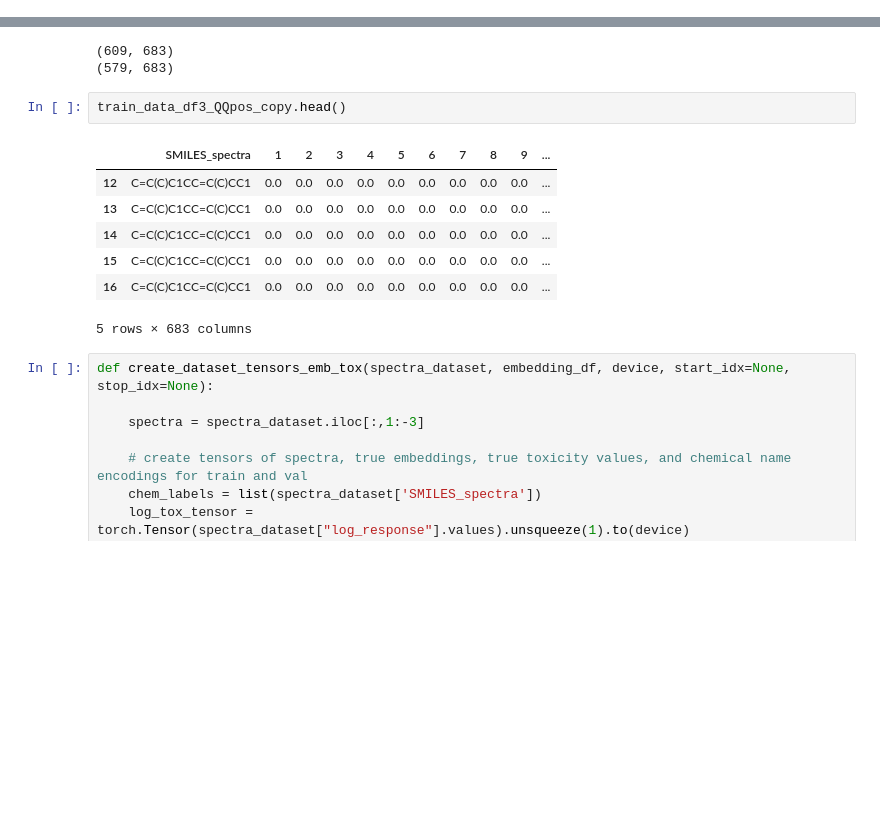
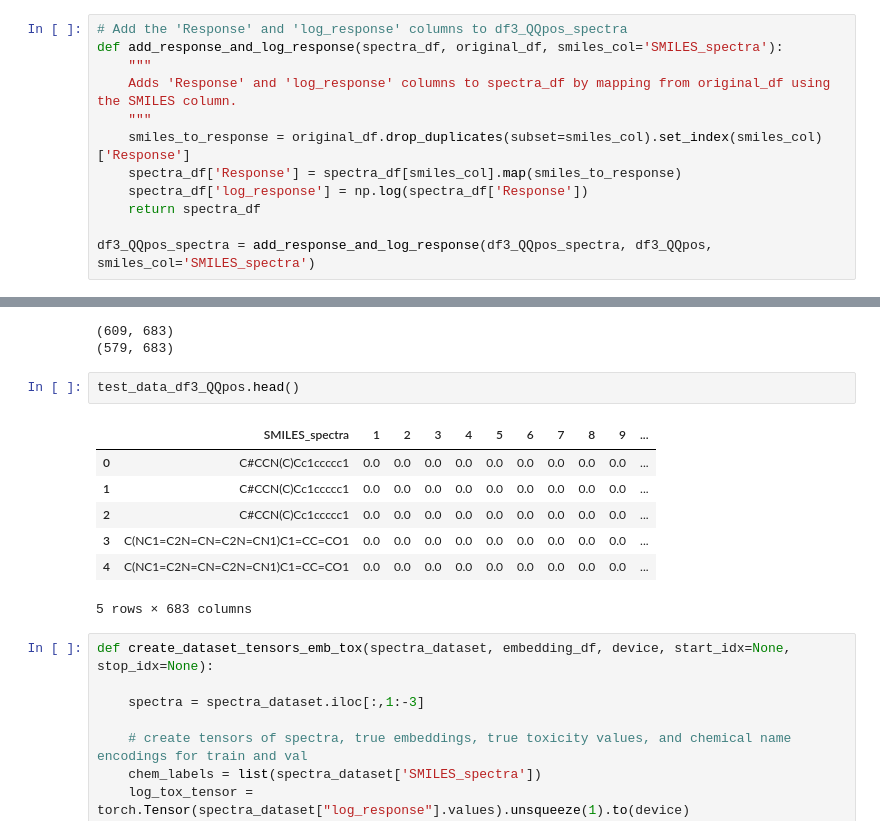
Before and after one commit to DashLLipsey/PREDICT-MIT-LL, a Jupyter notebook: Notebooks/4_Neural_Networks.ipynb, the cells around one changed output, grey strips where cells are left out. Drawn from its saved outputs; the diff is of its cells as text; blank space fills up the shorter version.

```diff
--- a/Notebooks/4_Neural_Networks.ipynb
+++ b/Notebooks/4_Neural_Networks.ipynb
@@ -619,0 +687,12 @@ plt.show()
+# %%
+# Add the 'Response' and 'log_response' columns to df3_QQpos_spectra
+def add_response_and_log_response(spectra_df, original_df, smiles_col='SMILES_spectra'):
+    """
+    Adds 'Response' and 'log_response' columns to spectra_df by mapping from original_df using the SMILES column.
+    """
+    smiles_to_response = original_df.drop_duplicates(subset=smiles_col).set_index(smiles_col)['Response']
+    spectra_df['Response'] = spectra_df[smiles_col].map(smiles_to_response)
+    spectra_df['log_response'] = np.log(spectra_df['Response'])
+    return spectra_df
+
+df3_QQpos_spectra = add_response_and_log_response(df3_QQpos_spectra, df3_QQpos, smiles_col='SMILES_spectra')
@@ -1141,14 +1315,14 @@ val_data = test_data
 (609, 683)
 (579, 683)
 # %%
-train_data_df3_QQpos_copy.head()
+test_data_df3_QQpos.head()
 # %% [output]
 |  | SMILES_spectra | 1 | 2 | 3 | 4 | 5 | 6 | 7 | 8 | 9 | ... |
-| 12 | C=C(C)C1CC=C(C)CC1 | 0.0 | 0.0 | 0.0 | 0.0 | 0.0 | 0.0 | 0.0 | 0.0 | 0.0 | ... |
-| 13 | C=C(C)C1CC=C(C)CC1 | 0.0 | 0.0 | 0.0 | 0.0 | 0.0 | 0.0 | 0.0 | 0.0 | 0.0 | ... |
-| 14 | C=C(C)C1CC=C(C)CC1 | 0.0 | 0.0 | 0.0 | 0.0 | 0.0 | 0.0 | 0.0 | 0.0 | 0.0 | ... |
-| 15 | C=C(C)C1CC=C(C)CC1 | 0.0 | 0.0 | 0.0 | 0.0 | 0.0 | 0.0 | 0.0 | 0.0 | 0.0 | ... |
-| 16 | C=C(C)C1CC=C(C)CC1 | 0.0 | 0.0 | 0.0 | 0.0 | 0.0 | 0.0 | 0.0 | 0.0 | 0.0 | ... |
+| 0 | C#CCN(C)Cc1ccccc1 | 0.0 | 0.0 | 0.0 | 0.0 | 0.0 | 0.0 | 0.0 | 0.0 | 0.0 | ... |
+| 1 | C#CCN(C)Cc1ccccc1 | 0.0 | 0.0 | 0.0 | 0.0 | 0.0 | 0.0 | 0.0 | 0.0 | 0.0 | ... |
+| 2 | C#CCN(C)Cc1ccccc1 | 0.0 | 0.0 | 0.0 | 0.0 | 0.0 | 0.0 | 0.0 | 0.0 | 0.0 | ... |
+| 3 | C(NC1=C2N=CN=C2N=CN1)C1=CC=CO1 | 0.0 | 0.0 | 0.0 | 0.0 | 0.0 | 0.0 | 0.0 | 0.0 | 0.0 | ... |
+| 4 | C(NC1=C2N=CN=C2N=CN1)C1=CC=CO1 | 0.0 | 0.0 | 0.0 | 0.0 | 0.0 | 0.0 | 0.0 | 0.0 | 0.0 | ... |
 5 rows × 683 columns
 # %%
 def create_dataset_tensors_emb_tox(spectra_dataset, embedding_df, device, start_idx=None, stop_idx=None):
```
Also changed, not shown: parts of 14 cells of this notebook.
